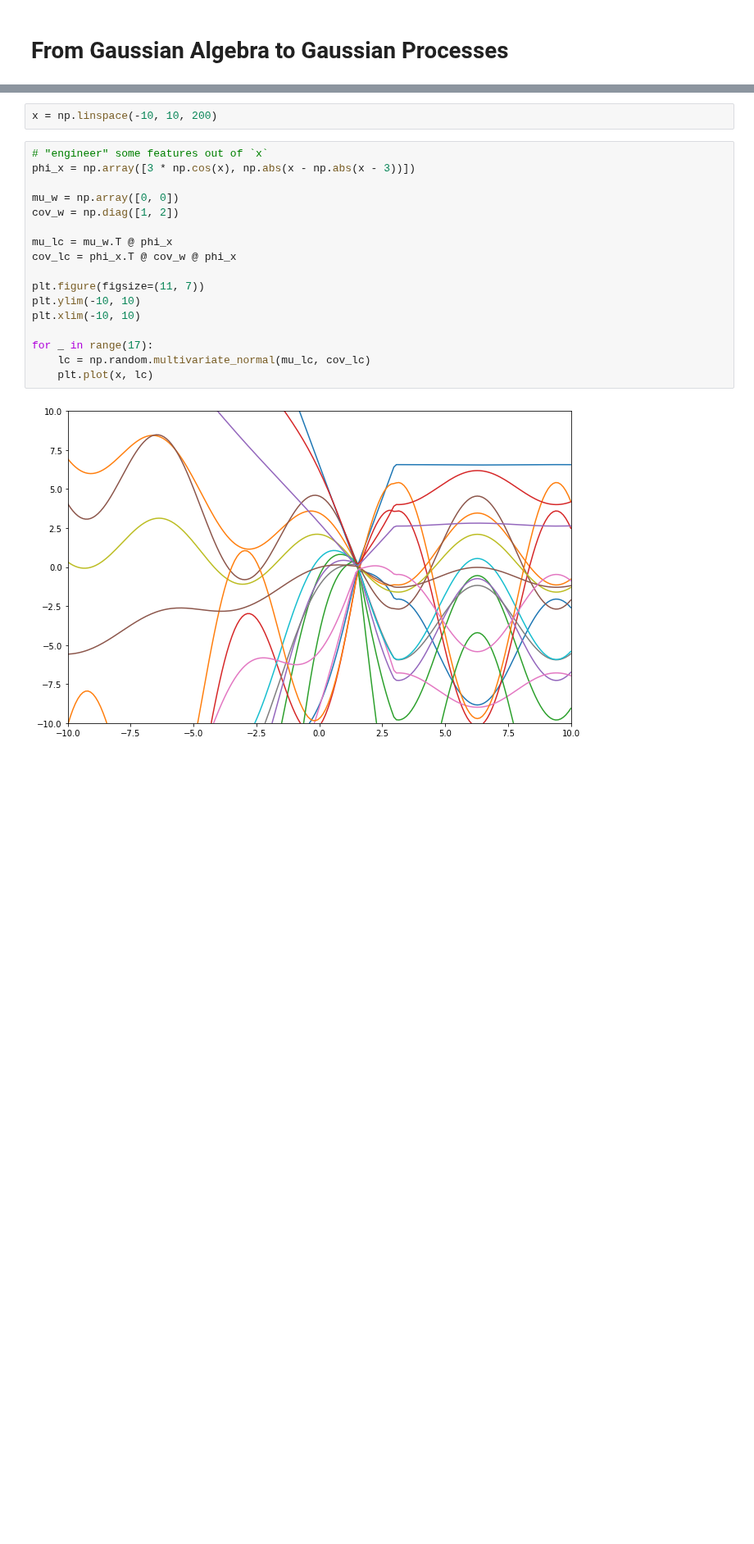
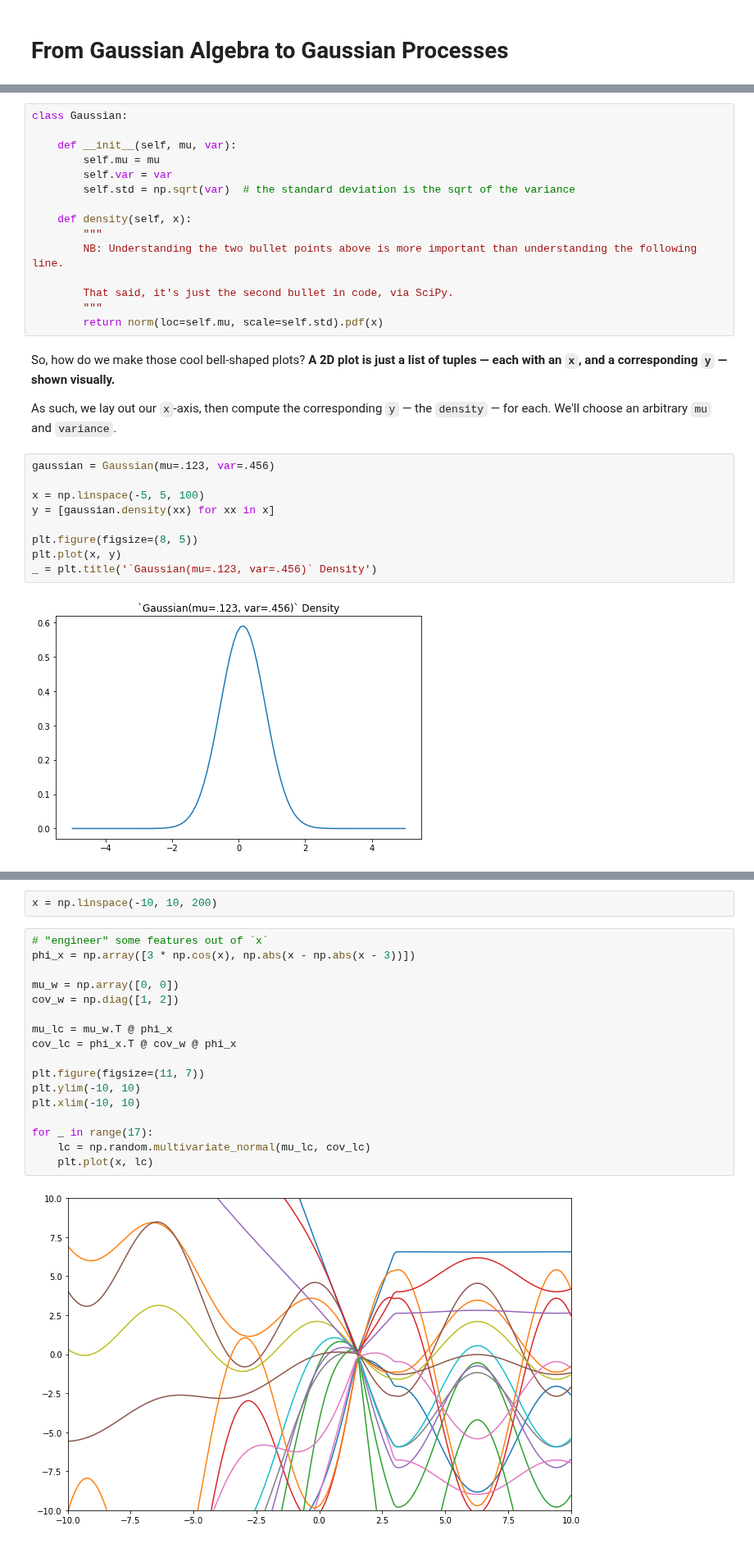
Before and after one commit to cavaunpeu/gaussian-processes, a Jupyter notebook: gaussian-processes.ipynb, the cells around one changed output, grey strips where cells are left out. Shown at 82% size. Drawn from its saved outputs; the diff is of its cells as text; blank space fills up the shorter version.

```diff
--- a/gaussian-processes.ipynb
+++ b/gaussian-processes.ipynb
@@ -32,0 +45,30 @@ By the end of this tutorial, you should understand:
+# %%
+class Gaussian:
+
+    def __init__(self, mu, var):
+        self.mu = mu
+        self.var = var
+        self.std = np.sqrt(var)  # the standard deviation is the sqrt of the variance
+
+    def density(self, x):
+        """
+        NB: Understanding the two bullet points above is more important than understanding the following line.
+
+        That said, it's just the second bullet in code, via SciPy.
+        """
+        return norm(loc=self.mu, scale=self.std).pdf(x)
+# %% [markdown]
+So, how do we make those cool bell-shaped plots? **A 2D plot is just a list of tuples — each with an `x`, and a corresponding `y` — shown visually.**
+
+As such, we lay out our `x`-axis, then compute the corresponding `y` — the `density` — for each. We'll choose an arbitrary `mu` and `variance`.
+# %%
+gaussian = Gaussian(mu=.123, var=.456)
+
+x = np.linspace(-5, 5, 100)
+y = [gaussian.density(xx) for xx in x]
+
+plt.figure(figsize=(8, 5))
+plt.plot(x, y)
+_ = plt.title('`Gaussian(mu=.123, var=.456)` Density')
+# %% [output]
+[figure, added]
```
Also changed, not shown: parts of 15 cells of this notebook.
